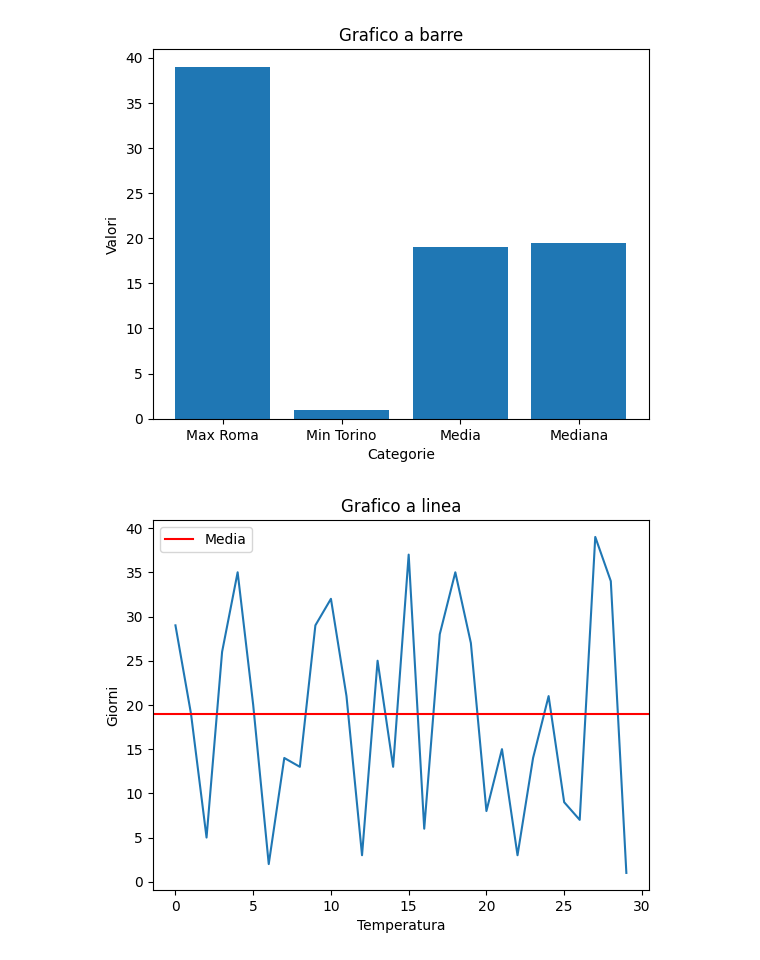
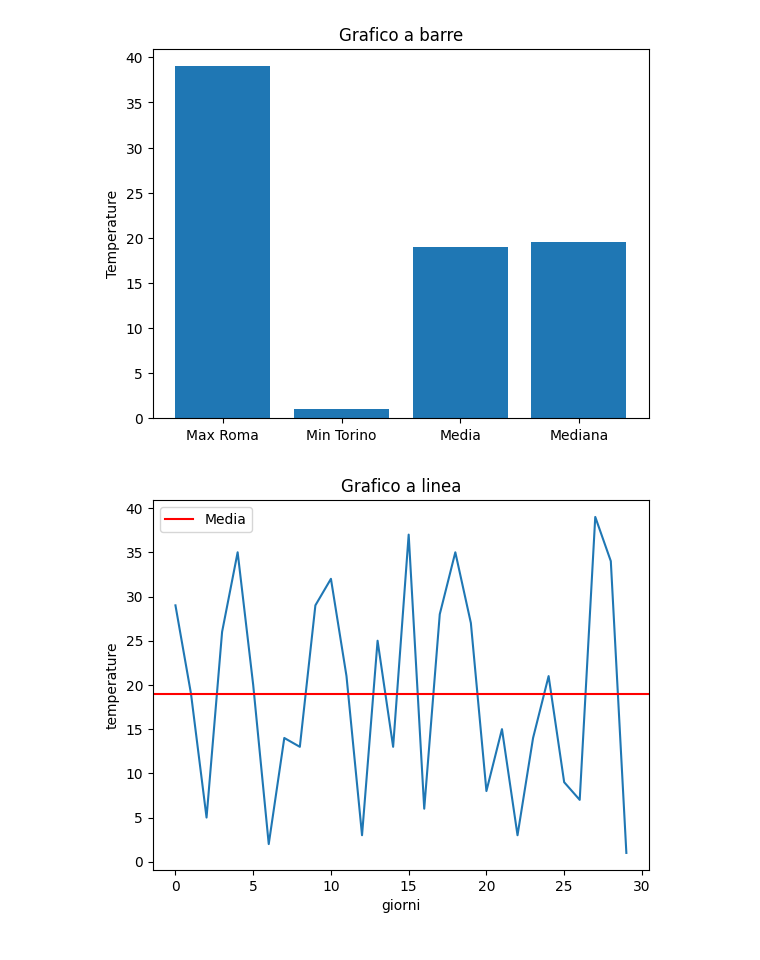
Before and after one commit to lemtiel93/Corso_AlessandroArgentino, a Jupyter notebook: corso-data-science/18-09/esercizio.ipynb, the cells around one changed output. Drawn from its saved outputs; the diff is of its cells as text; code cells hidden in the pictures.

```diff
--- a/corso-data-science/18-09/esercizio.ipynb
+++ b/corso-data-science/18-09/esercizio.ipynb
@@ -27,26 +27,26 @@ temp_median = df['Temperatura'].median()
 # %%
 categories = [f'Max {df['Città'][df['Temperatura'].idxmax()]}', f'Min {df['Città'][df['Temperatura'].idxmin()]}', 'Media', 'Mediana']
 values = [temp_max,temp_min,temp_mean,temp_median]
 
 plt.figure()
 plt.bar(categories, values)
 plt.title('Grafico a barre')
-plt.xlabel('Categorie')
-plt.ylabel('Valori')
+plt.ylabel('Temperature')
+
 plt.show()
 # %% [output]
-[figure, old version]
+[figure, new version]
 # %%
 plt.figure()
 plt.plot(df.index,df['Temperatura'])
 plt.title("Grafico a linea")
-plt.xlabel("Temperatura")
-plt.ylabel("Giorni")
+plt.xlabel("giorni")
+plt.ylabel("temperature")
 plt.axhline(temp_mean,color = "red",label = "Media")
 plt.legend()
 plt.show()
 # %% [output]
-[figure, old version]
+[figure, new version]
 # %%
 plt.figure()
 plt.scatter(df.index,df['Temperatura'])
```
Also changed, not shown: parts of 1 cell of this notebook.
